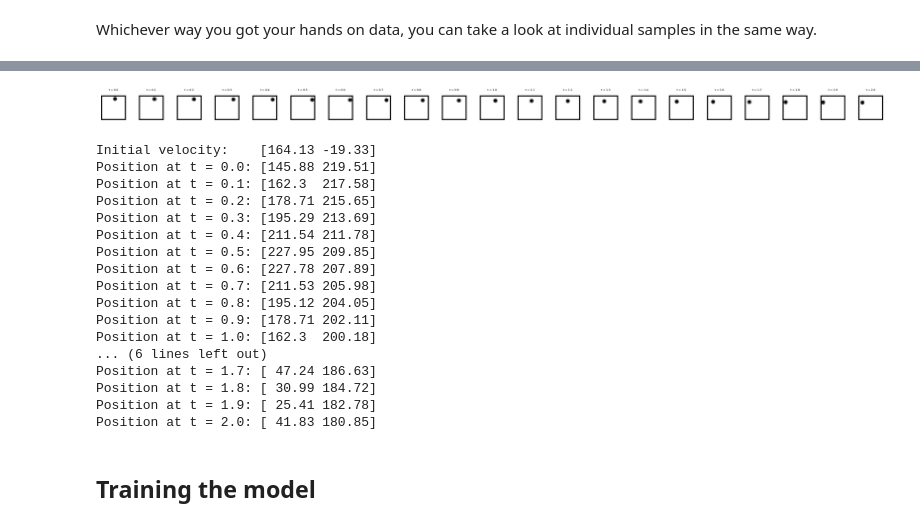
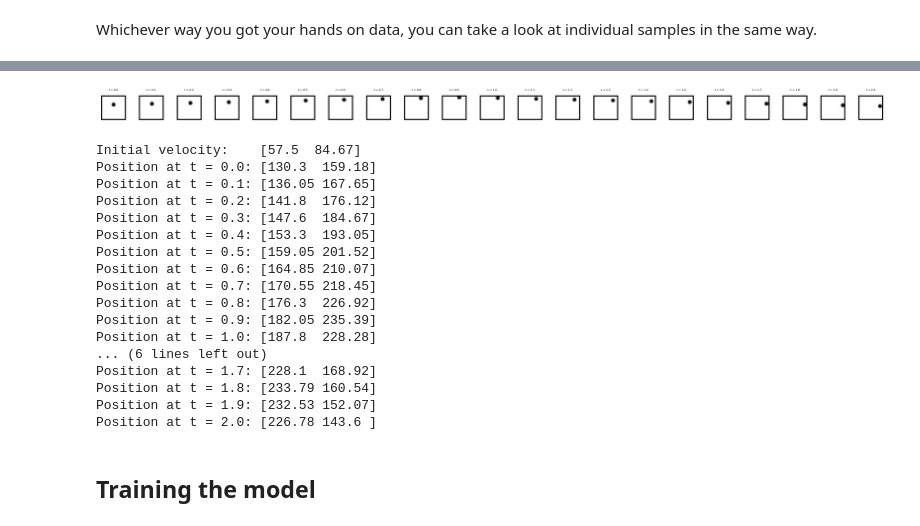
Before and after one commit to aremondtiedrez/pythia, a Jupyter notebook: demo.ipynb, the cells around one changed output, grey strips where cells are left out. Drawn from its saved outputs; the diff is of its cells as text; code cells hidden in the pictures.

```diff
--- a/demo.ipynb
+++ b/demo.ipynb
@@ -78,29 +78,29 @@ HTML(animation.to_jshtml())
 # %%
 # You can also visualize that same sample by plotting all of its images side-by-side
 # (This will also show the initial velocity and the positions of the ball at each time
 # when an image has been captured. Remember: the PyThia models never see this information.
 # Nonetheless, it can sometimes can in handy to have access to it.)
-index = 1
-pythia.visualization.inspect(snapshot_timesteps, positions[index], velocities[index], images[index], display_walls=True)
+index = 0
+pythia.visualization.inspect_sample(index, snapshot_timesteps, positions, velocities, images, display_walls=True)
 # %% [output]
-[figure, old version]
+[figure, new version]
-Initial velocity:    [164.13 -19.33]
-Position at t = 0.0: [145.88 219.51]
-Position at t = 0.1: [162.3  217.58]
-Position at t = 0.2: [178.71 215.65]
-Position at t = 0.3: [195.29 213.69]
-Position at t = 0.4: [211.54 211.78]
-Position at t = 0.5: [227.95 209.85]
-Position at t = 0.6: [227.78 207.89]
-Position at t = 0.7: [211.53 205.98]
-Position at t = 0.8: [195.12 204.05]
-Position at t = 0.9: [178.71 202.11]
-Position at t = 1.0: [162.3  200.18]
+Initial velocity:    [57.5  84.67]
+Position at t = 0.0: [130.3  159.18]
+Position at t = 0.1: [136.05 167.65]
+Position at t = 0.2: [141.8  176.12]
+Position at t = 0.3: [147.6  184.67]
+Position at t = 0.4: [153.3  193.05]
+Position at t = 0.5: [159.05 201.52]
+Position at t = 0.6: [164.85 210.07]
+Position at t = 0.7: [170.55 218.45]
+Position at t = 0.8: [176.3  226.92]
+Position at t = 0.9: [182.05 235.39]
+Position at t = 1.0: [187.8  228.28]
 ... (6 lines left out)
-Position at t = 1.7: [ 47.24 186.63]
-Position at t = 1.8: [ 30.99 184.72]
-Position at t = 1.9: [ 25.41 182.78]
-Position at t = 2.0: [ 41.83 180.85]
+Position at t = 1.7: [228.1  168.92]
+Position at t = 1.8: [233.79 160.54]
+Position at t = 1.9: [232.53 152.07]
+Position at t = 2.0: [226.78 143.6 ]
 # %% [markdown]
 ## Training the model
 # %% [markdown]
```
Also changed, not shown: parts of 2 cells of this notebook.
